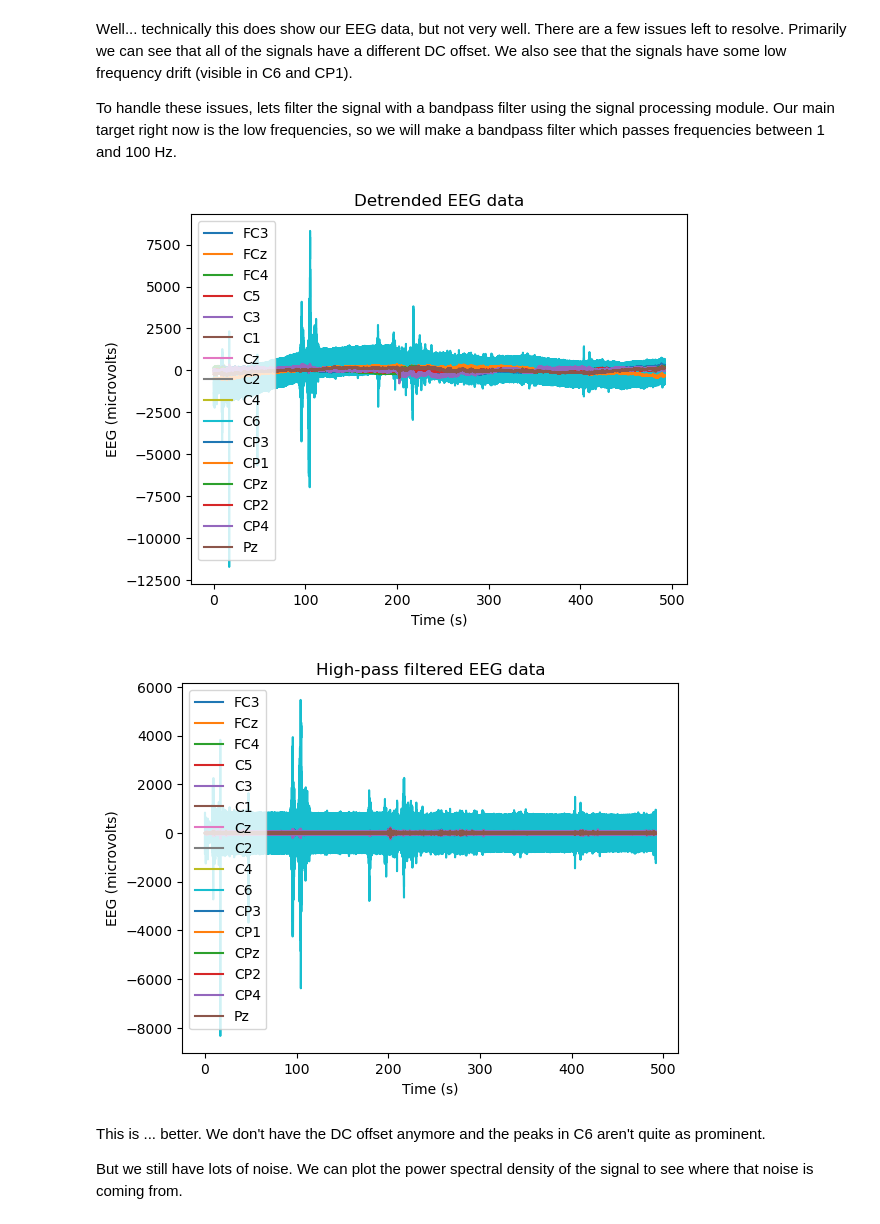
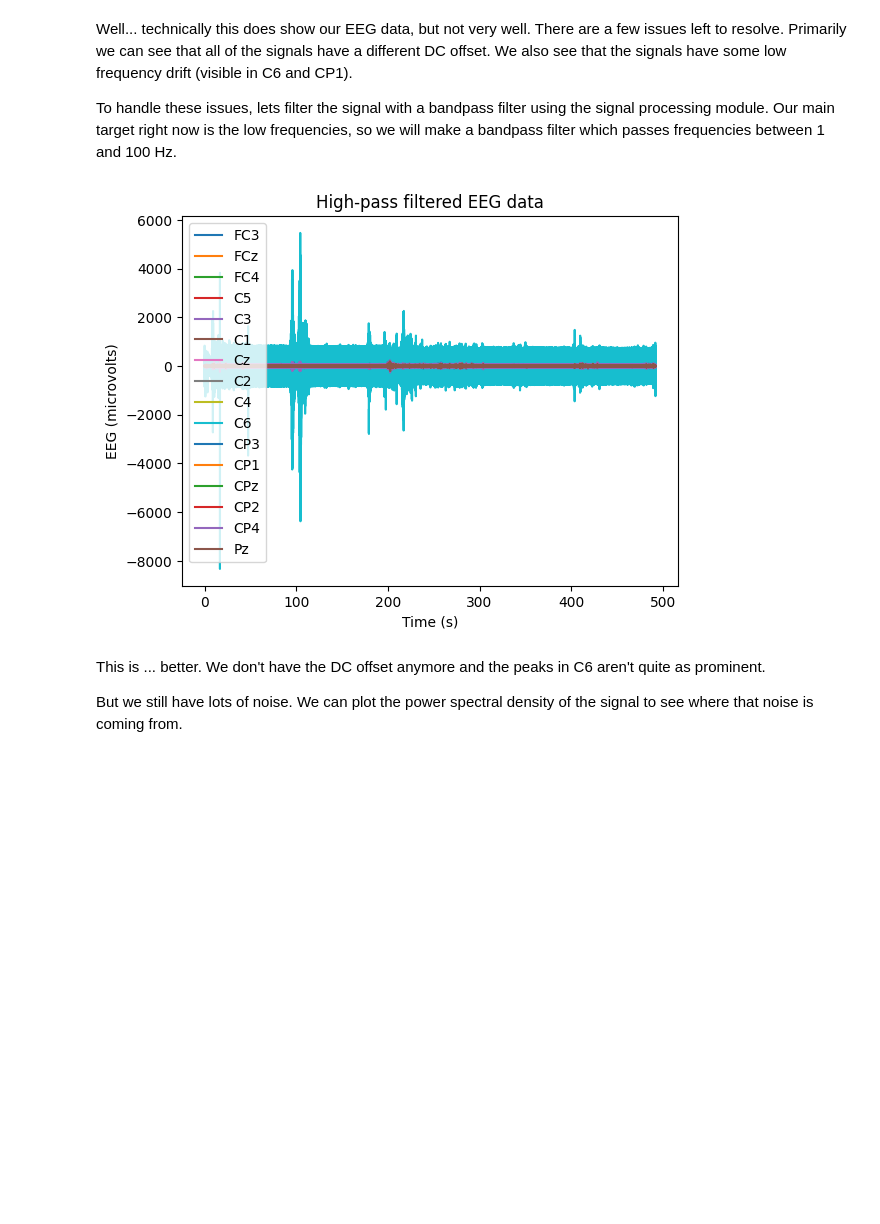
Before and after one commit to kirtonBCIlab/bci-essentials-python, a Jupyter notebook: tutorials/01_show_me_the_data.ipynb, the cells around one changed output. Saved outputs shown, nothing was run; the diff lists cells and outputs as text; code cells hidden in the pictures; blank space fills up the shorter version.

```diff
--- a/tutorials/01_show_me_the_data.ipynb
+++ b/tutorials/01_show_me_the_data.ipynb
@@ -108,26 +117,21 @@ Now we can create our plot of the EEG data!
 import matplotlib.pyplot as plt
 
 # Find out which channels contain EEG data, in this case it is all of them
-logger.info("bci_data.ch_type: %s", bci_data.ch_type)
+logger.info("bci_data.ch_type: %s", channel_types)
 
 # Get the units for our plot, they are all the same, so set units to "microvolts"
-logger.info("bci_data.ch_units: %s", bci_data.ch_units)
-units = "microvolts"
-
-# Get the raw EEG and Timestamps
-raw_eeg = bci_data.eeg_data
-timestamps = bci_data.eeg_timestamps
+logger.info("bci_data.ch_units: %s", channel_units)
+units = channel_units[0]
 
 # Subtract the initial time from the timestamps to get a time starting at 0
-timestamps = timestamps - timestamps[0]
-
+timestamps = eeg_timestamps - eeg_timestamps[0]
 
 # Plot the EEG data
 plt.figure()
-plt.plot(timestamps, raw_eeg)
+plt.plot(timestamps, eeg_samples)
 plt.xlabel("Time (s)")
 plt.ylabel("EEG (" + units + ")")
 plt.title("EEG Data")
-plt.legend(bci_data.channel_labels)
+plt.legend(channel_labels)
 plt.show()
 # %% [output]
@@ -146,43 +150,26 @@ we will make a bandpass filter which passes frequencies between 1 and 100 Hz.
 # %%
 from bci_essentials.signal_processing import bandpass
 
-# Import detrend from scipy.signal
-from scipy.signal import detrend
-
-# Use detrend to remove the DC and very low-frequency drift
-dc_rejected_eeg = detrend(raw_eeg, axis=0)
-
-# Plot the detrended data
-# Plot the EEG data
-plt.figure()
-plt.plot(timestamps, dc_rejected_eeg)
-plt.xlabel("Time (s)")
-plt.ylabel("EEG (" + units + ")")
-plt.title("Detrended EEG data")
-plt.legend(bci_data.channel_labels)
-plt.show()
-
 # Apply the filter to the data, we transposed the the input raw_eeg to match the
 # shape that the bandpass function expects. We then transpose the output back.
-high_pass_filt_eeg = bandpass(raw_eeg.T,
+high_pass_filt_eeg = bandpass(eeg_samples.T,
               f_low=1,
               f_high=100,
               order=5,
-              fsample=bci_data.fsample).T
+              fsample=fsample).T
 
 
 # Plot the high pass filtered data
 # Plot the EEG data
 plt.figure()
 plt.plot(timestamps, high_pass_filt_eeg)
 plt.xlabel("Time (s)")
 plt.ylabel("EEG (" + units + ")")
 plt.title("High-pass filtered EEG data")
-plt.legend(bci_data.channel_labels)
+plt.legend(channel_labels)
 plt.show()
 # %% [output]
-[figure, old version]
+[figure, new version]
-[figure, removed]
 # %% [markdown]
 This is ... better. We don't have the DC offset anymore and the peaks in C6
 aren't quite as prominent.
```
Also changed, not shown: parts of 11 cells of this notebook, 1 other file.
